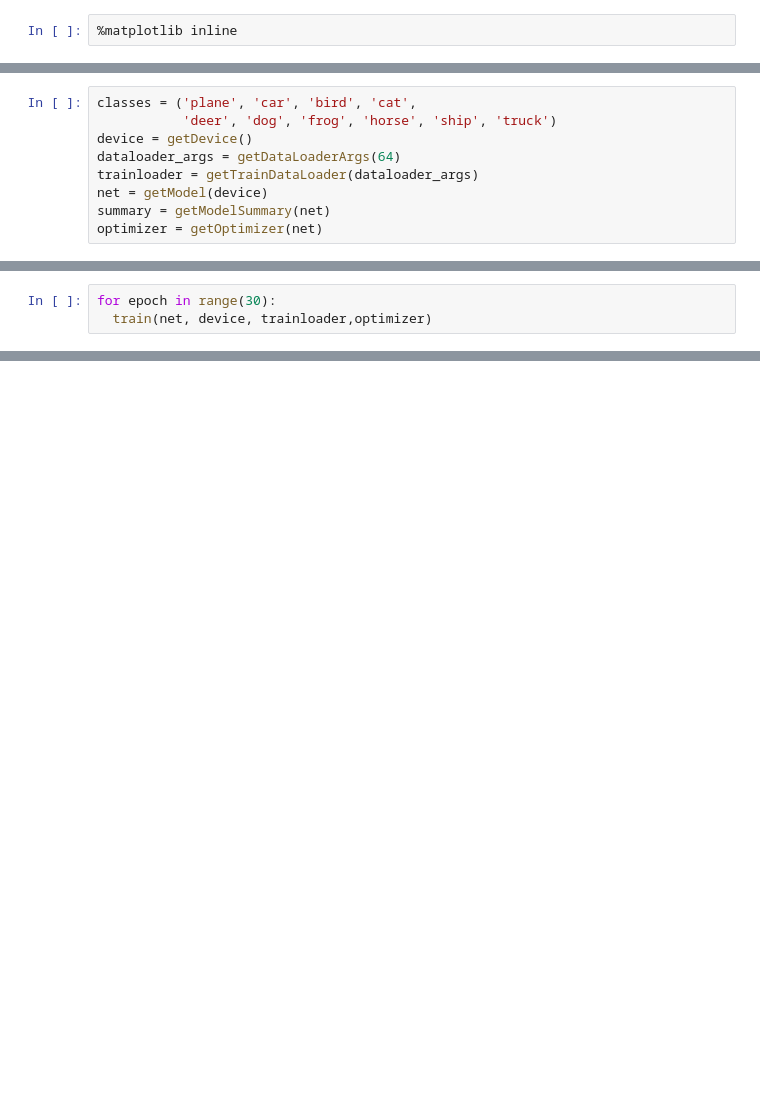
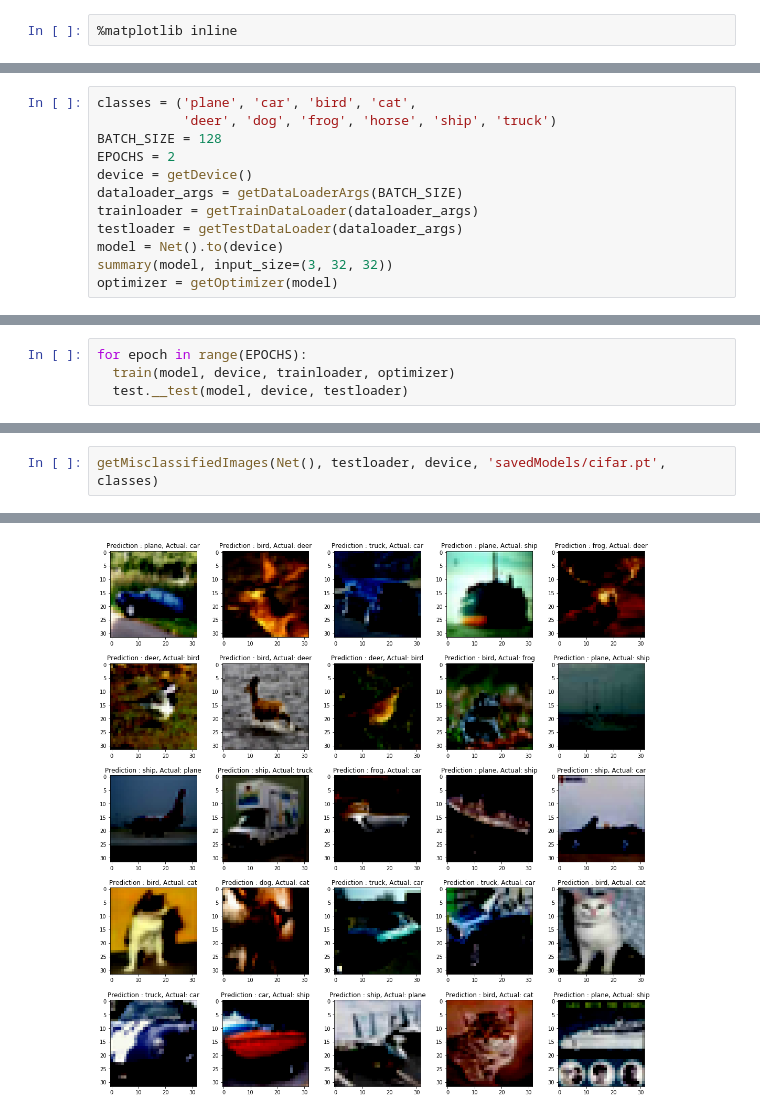
Before and after one commit to santhiya-v/EVA, a Jupyter notebook: S7/CIFAR_S7.ipynb, the cells around one changed output, grey strips where cells are left out. Cells and saved outputs as stored; diff of their text form; blank space fills up the shorter version.

```diff
--- a/S7/CIFAR_S7.ipynb
+++ b/S7/CIFAR_S7.ipynb
@@ -335,11 +17,14 @@ class Net(nn.Module):
 # %%
 classes = ('plane', 'car', 'bird', 'cat',
            'deer', 'dog', 'frog', 'horse', 'ship', 'truck')
+BATCH_SIZE = 128
+EPOCHS = 2
 device = getDevice()
-dataloader_args = getDataLoaderArgs(64)
+dataloader_args = getDataLoaderArgs(BATCH_SIZE)
 trainloader = getTrainDataLoader(dataloader_args)
-net = getModel(device)
-summary = getModelSummary(net)
-optimizer = getOptimizer(net)
+testloader = getTestDataLoader(dataloader_args)
+model = Net().to(device)
+summary(model, input_size=(3, 32, 32))
+optimizer = getOptimizer(model)
 # %% [output]
 CUDA Available? True
@@ -361,4 +46,5 @@ Estimated Total Size (MB): 14.22
 ----------------------------------------------------------------
 # %%
-for epoch in range(30):
-  train(net, device, trainloader,optimizer)
+for epoch in range(EPOCHS):
+  train(model, device, trainloader, optimizer)
+  test.__test(model, device, testloader)
@@ -375,0 +64,3 @@ Accuracy of the network on the 10000 test images: 81.26 %
+# %%
+getMisclassifiedImages(Net(), testloader, device, 'savedModels/cifar.pt', classes)
+# %% [output]
@@ -375,0 +84 @@ Accuracy of the network on the 10000 test images: 81.26 %
+[figure, added]
```
Also changed, not shown: parts of 13 cells of this notebook, 9 other files.
